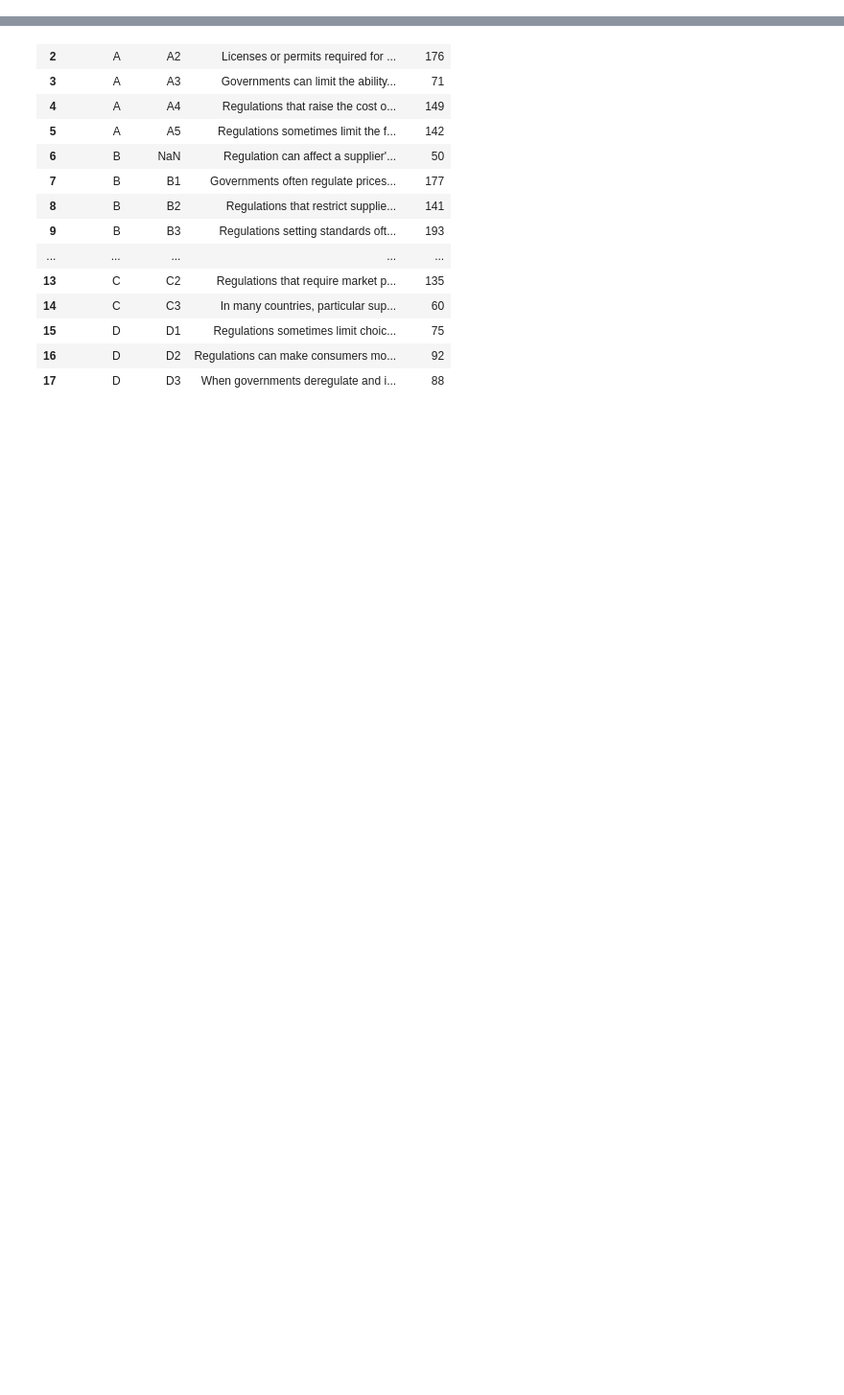
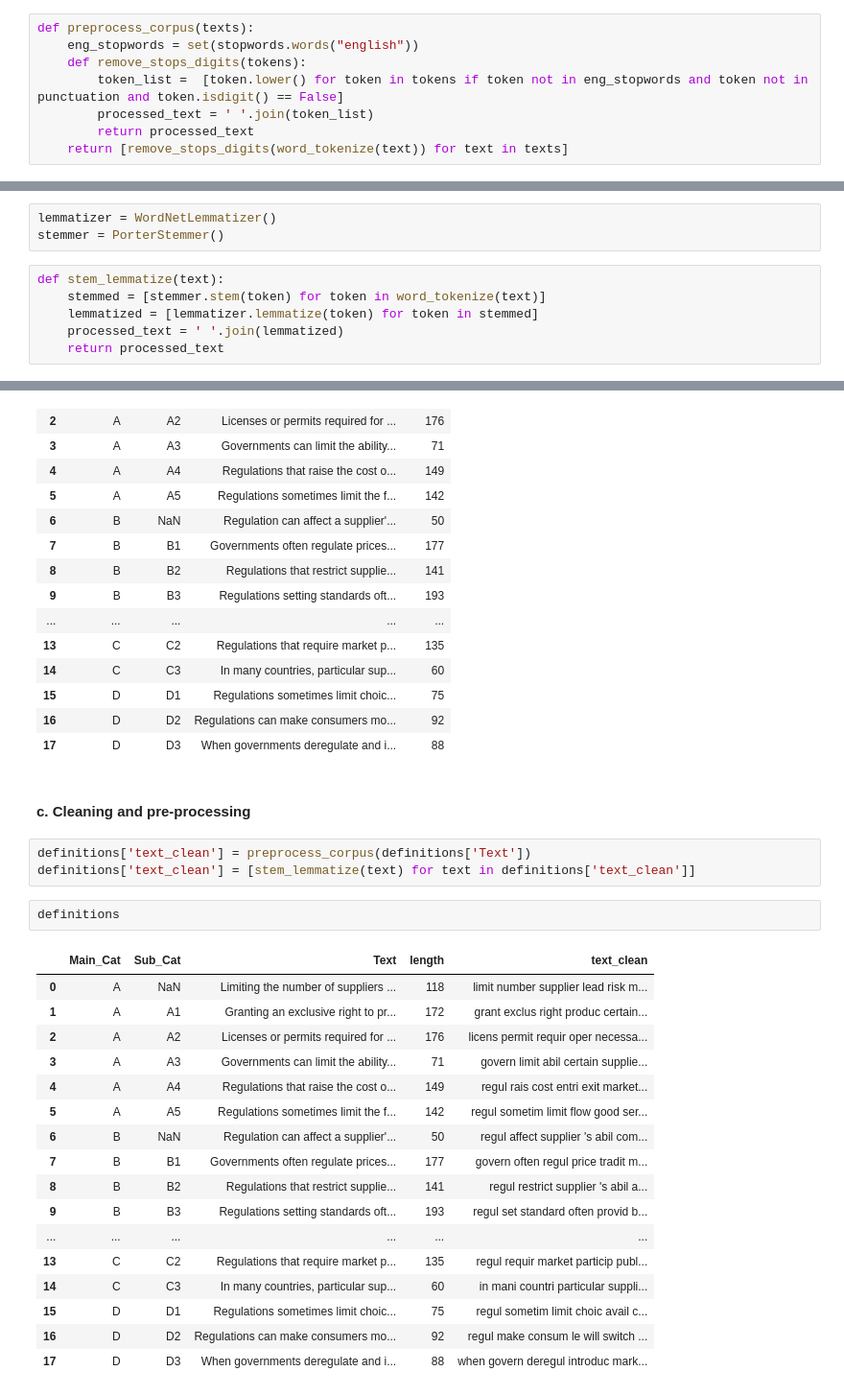
Before and after one commit to janinepdevera/legal-text-classification-CIA, a Jupyter notebook: src/python/parse_para.ipynb, the cells around one changed output, grey strips where cells are left out. Shown at 96% size. Cells and saved outputs as stored; diff of their text form; blank space fills up the shorter version.

```diff
--- a/src/python/parse_para.ipynb
+++ b/src/python/parse_para.ipynb
@@ -283,0 +320,8 @@ df.iloc[500,1]
+# %%
+def preprocess_corpus(texts):
+    eng_stopwords = set(stopwords.words("english"))
+    def remove_stops_digits(tokens):
+        token_list =  [token.lower() for token in tokens if token not in eng_stopwords and token not in punctuation and token.isdigit() == False]
+        processed_text = ' '.join(token_list)
+        return processed_text
+    return [remove_stops_digits(word_tokenize(text)) for text in texts]
@@ -283,0 +332,9 @@ df.iloc[500,1]
+# %%
+lemmatizer = WordNetLemmatizer()
+stemmer = PorterStemmer()
+# %%
+def stem_lemmatize(text):
+    stemmed = [stemmer.stem(token) for token in word_tokenize(text)]
+    lemmatized = [lemmatizer.lemmatize(token) for token in stemmed]
+    processed_text = ' '.join(lemmatized)
+    return processed_text
@@ -475,3 +599,28 @@ definitions
 | 15 | D | D1 | Regulations sometimes limit choic... | 75 |
 | 16 | D | D2 | Regulations can make consumers mo... | 92 |
 | 17 | D | D3 | When governments deregulate and i... | 88 |
+# %% [markdown]
+#### c. Cleaning and pre-processing
+# %%
+definitions['text_clean'] = preprocess_corpus(definitions['Text'])
+definitions['text_clean'] = [stem_lemmatize(text) for text in definitions['text_clean']]
+# %%
+definitions
+# %% [output]
+|  | Main_Cat | Sub_Cat | Text | length | text_clean |
+| 0 | A | NaN | Limiting the number of suppliers ... | 118 | limit number supplier lead risk m... |
+| 1 | A | A1 | Granting an exclusive right to pr... | 172 | grant exclus right produc certain... |
+| 2 | A | A2 | Licenses or permits required for ... | 176 | licens permit requir oper necessa... |
+| 3 | A | A3 | Governments can limit the ability... | 71 | govern limit abil certain supplie... |
+| 4 | A | A4 | Regulations that raise the cost o... | 149 | regul rais cost entri exit market... |
+| 5 | A | A5 | Regulations sometimes limit the f... | 142 | regul sometim limit flow good ser... |
+| 6 | B | NaN | Regulation can affect a supplier'... | 50 | regul affect supplier 's abil com... |
+| 7 | B | B1 | Governments often regulate prices... | 177 | govern often regul price tradit m... |
+| 8 | B | B2 | Regulations that restrict supplie... | 141 | regul restrict supplier 's abil a... |
+| 9 | B | B3 | Regulations setting standards oft... | 193 | regul set standard often provid b... |
+| ... | ... | ... | ... | ... | ... |
+| 13 | C | C2 | Regulations that require market p... | 135 | regul requir market particip publ... |
+| 14 | C | C3 | In many countries, particular sup... | 60 | in mani countri particular suppli... |
+| 15 | D | D1 | Regulations sometimes limit choic... | 75 | regul sometim limit choic avail c... |
+| 16 | D | D2 | Regulations can make consumers mo... | 92 | regul make consum le will switch ... |
+| 17 | D | D3 | When governments deregulate and i... | 88 | when govern deregul introduc mark... |
```
Also changed, not shown: parts of 43 cells of this notebook.
